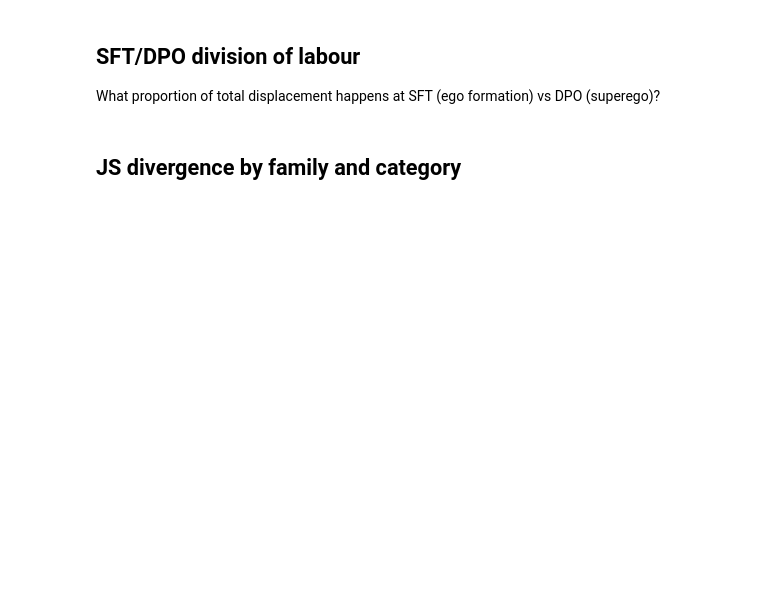
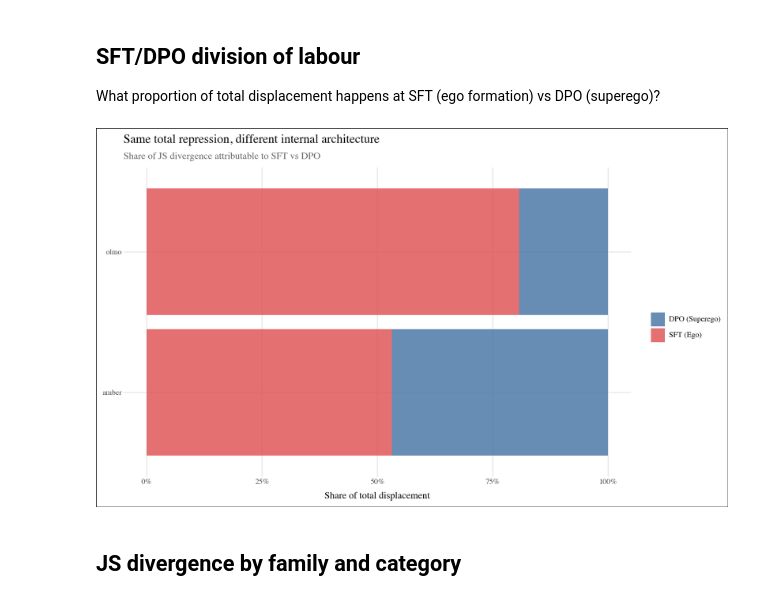
Before and after one commit to quadrismegistus/malign-logits, a Jupyter notebook: notebooks/02_cross_family.ipynb, the cells around one changed output. Saved outputs shown, nothing was run; the diff lists cells and outputs as text; code cells hidden in the pictures; blank space fills up the shorter version.

```diff
--- a/notebooks/02_cross_family.ipynb
+++ b/notebooks/02_cross_family.ipynb
@@ -40,26 +48,29 @@ family_order = df.groupby('family')['js_base_superego'].mean().sort_values().ind
 
 What proportion of total displacement happens at SFT (ego formation) vs DPO (superego)?
 # %%
-# Only families with ego (3+ layers)
 has_ego = df[df['js_base_ego'].notna() & (df['js_base_ego'] > 0)].copy()
 has_ego['sft_share'] = has_ego['js_base_ego'] / has_ego['js_base_superego']
 has_ego['dpo_share'] = 1 - has_ego['sft_share']
 
 shares = has_ego.groupby('family')[['sft_share']].mean().reset_index()
 shares['dpo_share'] = 1 - shares['sft_share']
 shares_long = shares.melt(id_vars='family', var_name='stage', value_name='share')
 shares_long['stage'] = shares_long['stage'].map({'sft_share': 'SFT (Ego)', 'dpo_share': 'DPO (Superego)'})
 
-(ggplot(shares_long, aes(x='family', y='share', fill='stage'))
+p = (ggplot(shares_long, aes(x='family', y='share', fill='stage'))
  + geom_col(position='stack', alpha=0.85)
  + scale_fill_manual(values=['#4e79a7', '#e15759'])
  + scale_y_continuous(labels=lambda l: [f'{v:.0%}' for v in l])
  + labs(title='Same total repression, different internal architecture',
         subtitle='Share of JS divergence attributable to SFT vs DPO',
         x='', y='Share of total displacement', fill='')
  + theme_malign
  + coord_flip()
 )
+p.save(FIGDIR / '02_sft_dpo_division.png', dpi=200)
+p
+# %% [output]
+[figure, added]
 # %% [markdown]
 ## JS divergence by family and category
 # %%
```
Also changed, not shown: parts of 3 cells of this notebook, 5 other files.
